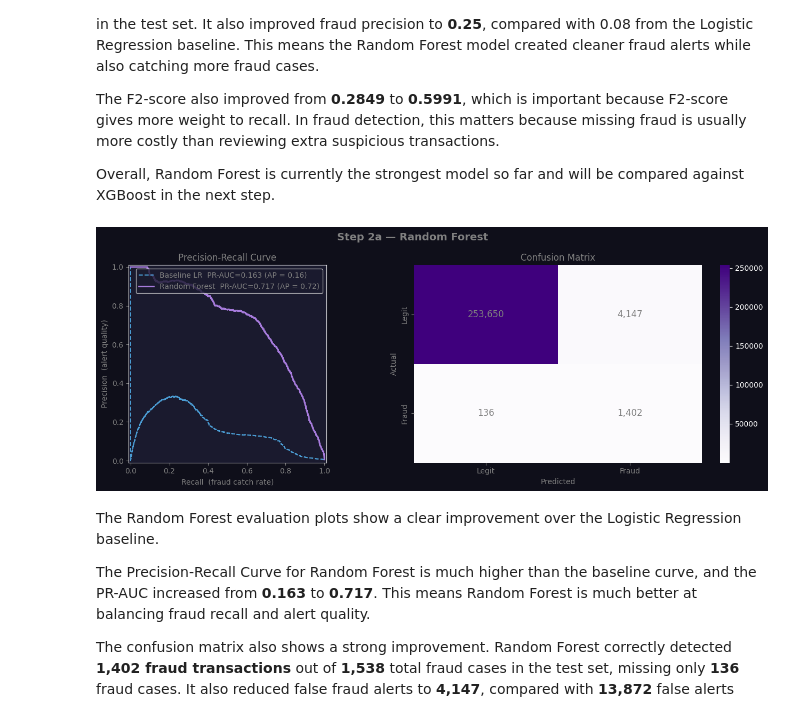
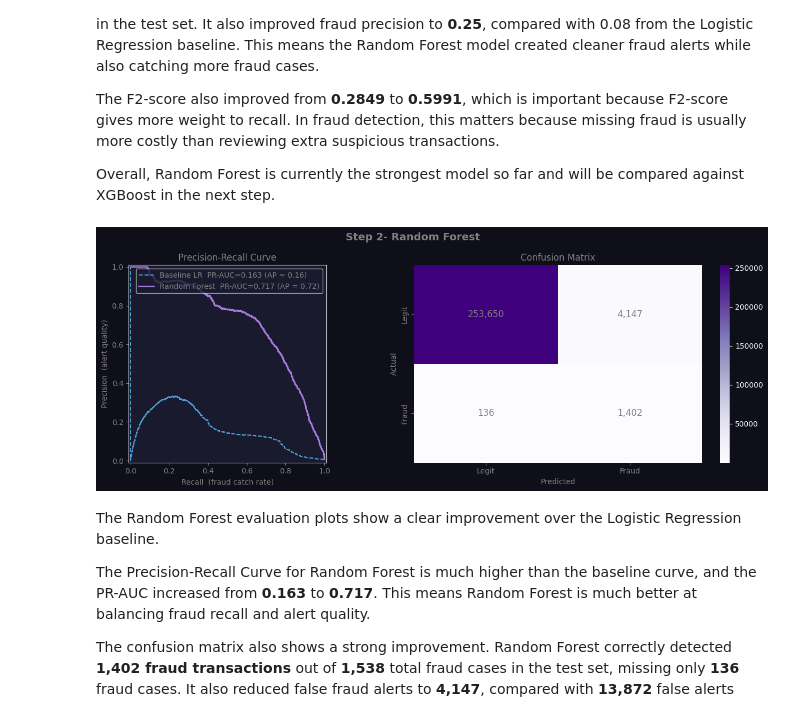
Before and after one commit to Batool-Altarawneh/Canadian-fraud-detection-dashboard, a Jupyter notebook: ml/fraud_detection_ml.ipynb, the cells around one changed output. Cells and saved outputs as stored; diff of their text form; code cells hidden in the pictures.

```diff
--- a/ml/fraud_detection_ml.ipynb
+++ b/ml/fraud_detection_ml.ipynb
@@ -1228,7 +1228,7 @@ fig, axes = plt.subplots(1, 2, figsize=(14, 5), facecolor='#0f0f1a')
 
 # Add one title for the full figure
 fig.suptitle(
-    'Step 2a — Random Forest',
+    'Step 2- Random Forest',
     fontsize=14,
     fontweight='bold',
     color='gray'
@@ -1301,34 +1301,34 @@ sns.heatmap(
     cm_rf,
     annot=True,
     fmt=',',
     cmap='Purples',
     ax=ax,
     xticklabels=['Legit', 'Fraud'],
     yticklabels=['Legit', 'Fraud'],
     annot_kws={'size': 12, 'color': 'gray'}
 )
 
 ax.set_title('Confusion Matrix', color='gray')
 ax.set_xlabel('Predicted', color='gray')
 ax.set_ylabel('Actual', color='gray')
 ax.tick_params(colors='gray')
 
 
 # ─────────────────────────────────────────────────────────────
 # Save and show the figure
 # ─────────────────────────────────────────────────────────────
 
 plt.tight_layout()
 plt.savefig(
     REPORTS_DIR / 'step2_random_forest.png',
     dpi=150,
     bbox_inches='tight',
     facecolor='#0f0f1a'
 )
 
 plt.show()
 # %% [output]
-[figure, old version]
+[figure, new version]
 # %% [markdown]
 The Random Forest evaluation plots show a clear improvement over the Logistic Regression baseline.
 
```
Also changed, not shown: parts of 22 cells of this notebook, 9 other files.
